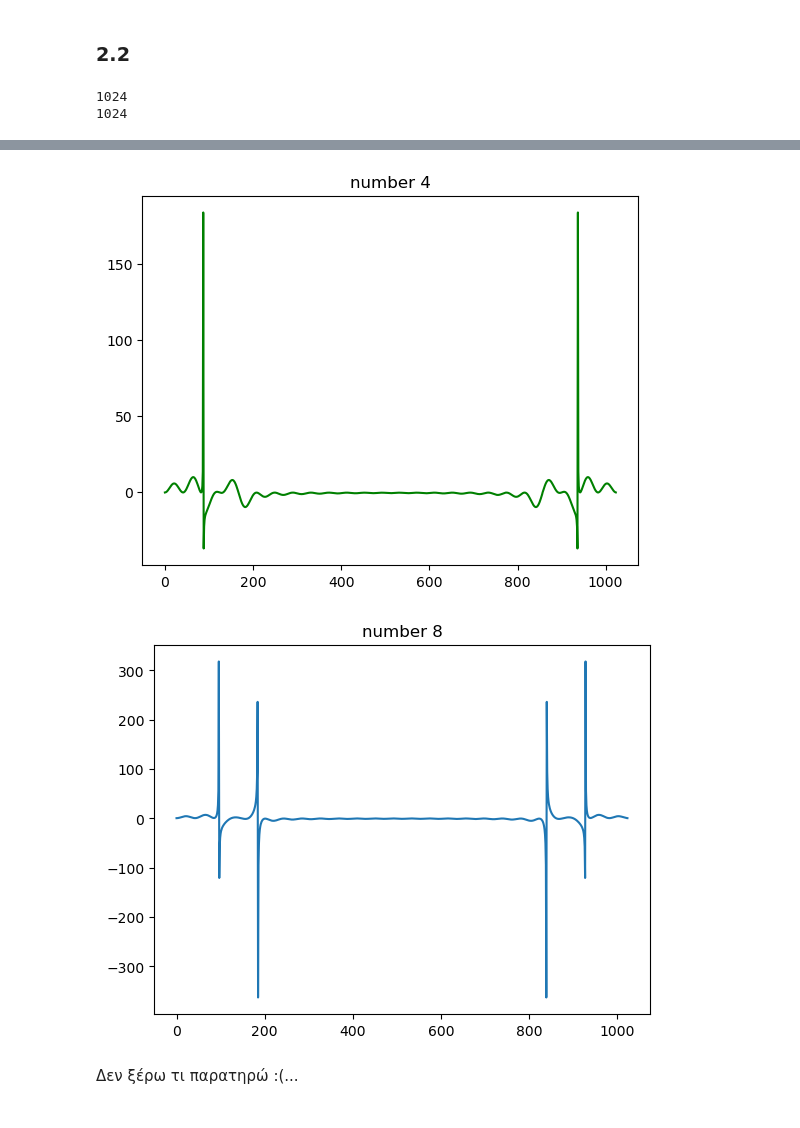
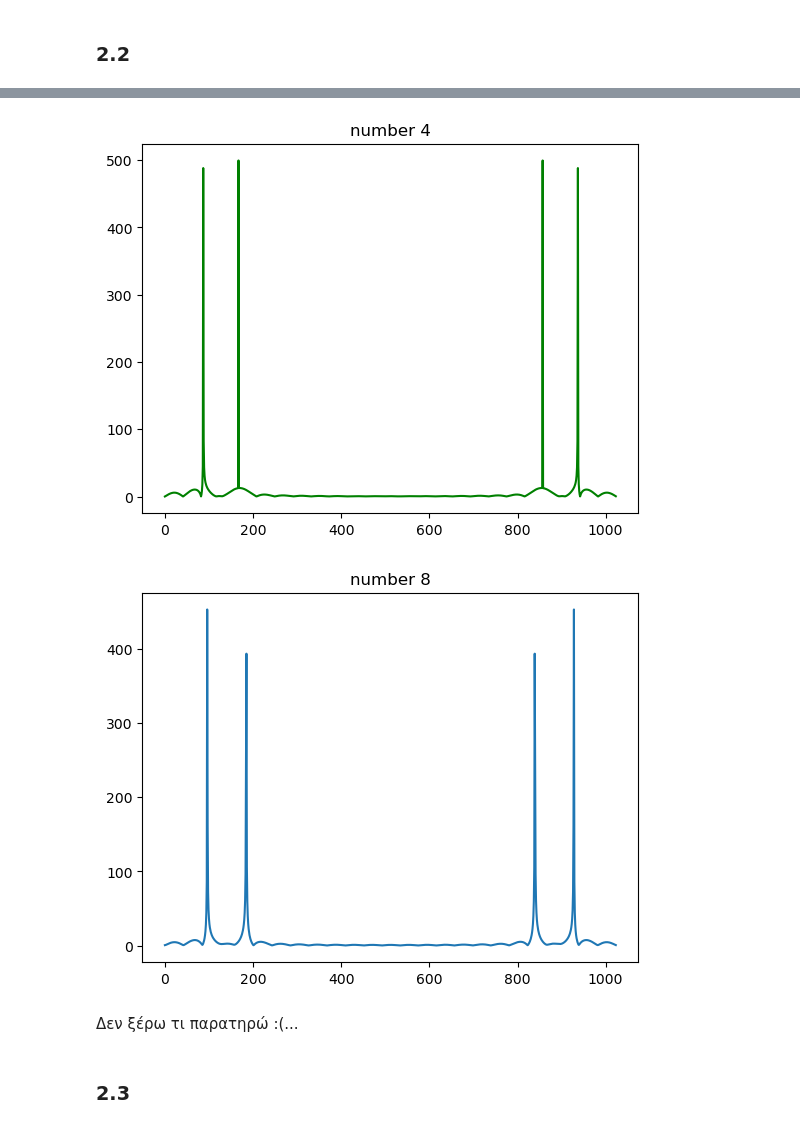
Before and after one commit to ElGreKost/DSP-Lab-Suite, a Jupyter notebook: Digital-Signal-Processing/dsp_project1/dsp_lab1_code.ipynb, the cells around one changed output, grey strips where cells are left out. Cells and saved outputs as stored; diff of their text form; code cells hidden in the pictures.

```diff
--- a/Digital-Signal-Processing/dsp_project1/dsp_lab1_code.ipynb
+++ b/Digital-Signal-Processing/dsp_project1/dsp_lab1_code.ipynb
@@ -222,7 +260,7 @@ from numpy import sin, cos
 L = 1000
 Row_freq = [0.5346, 0.5906, 0.6535, 0.7217]
 Col_freq = [0.9273, 1.0247, 1.1328]
-btn_sound = {"1": [sin(Row_freq[0] * n) + sin(Col_freq[0] * n) for n in range(L)],
+btn_sounds = {"1": [sin(Row_freq[0] * n) + sin(Col_freq[0] * n) for n in range(L)],
              "2": [sin(Row_freq[1] * n) + sin(Col_freq[0] * n) for n in range(L)],
              "3": [sin(Row_freq[2] * n) + sin(Col_freq[0] * n) for n in range(L)],
              "4": [sin(Row_freq[0] * n) + sin(Col_freq[1] * n) for n in range(L)],
@@ -232,35 +270,35 @@ btn_sound = {"1": [sin(Row_freq[0] * n) + sin(Col_freq[0] * n) for n in range(L)
              "8": [sin(Row_freq[1] * n) + sin(Col_freq[2] * n) for n in range(L)],
              "9": [sin(Row_freq[2] * n) + sin(Col_freq[2] * n) for n in range(L)],
              "0": [sin(Row_freq[3] * n) + sin(Col_freq[1] * n) for n in range(L)]
-             }
+              }
 
 # extend the signals of each btn to reach 1024 for even faster dft
-for key, sound_signal in btn_sound.items():
+for btn, sound_signal in btn_sounds.items():
     sound_signal.extend([0] * 24)
 
-display(Audio(btn_sound["6"], rate=44100))
+display(Audio(btn_sounds["6"], rate=44100))
 # %% [output]
 [interactive output not drawn]
 # %% [markdown]
 ### 2.2
 # %%
-btn_dft = {}
+btn_dfts = {}
 
 # Compute the FFT of each sound signal and add it to the btn_dft dictionary
-for key, sound_signal in btn_sound.items():
-    btn_dft[key] = np.fft.fft(sound_signal)
+for btn, sound_signal in btn_sounds.items():
+    btn_dfts[btn] = np.abs(np.fft.fft(sound_signal))
+
+# todo Να τα βάλω να βγαίνουν στην σειρά
 
 plt.figure()
-plt.plot(btn_dft["1"], color='r')
+plt.plot(btn_dfts["1"], color='r')
 plt.title('number 1')
 plt.figure()
-plt.plot(btn_dft["4"], color='g')
+plt.plot(btn_dfts["4"], color='g')
 plt.title('number 4')
 plt.figure()
-plt.plot(btn_dft["8"])
+plt.plot(btn_dfts["8"])
 plt.title('number 8')
 
 plt.show()
 # %% [output]
-1024
-1024
@@ -268,7 +306,9 @@ plt.show()
-[figure, old version]
+[figure, new version]
-[figure, old version]
+[figure, new version]
 # %% [markdown]
 Δεν ξέρω τι παρατηρώ :(...
+# %% [markdown]
+### 2.3
 # %%
 from scipy.io import wavfile
 
```
Also changed, not shown: parts of 17 cells of this notebook, 1 other file.
